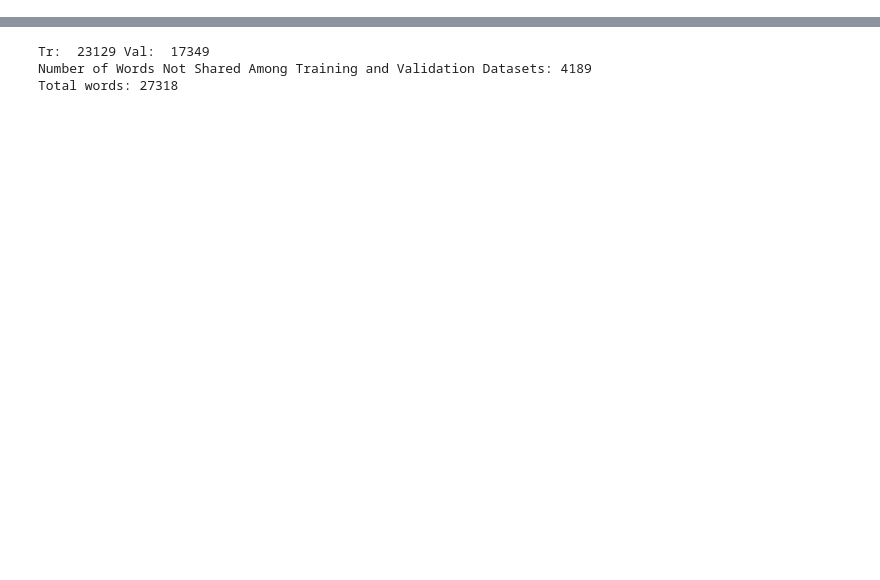
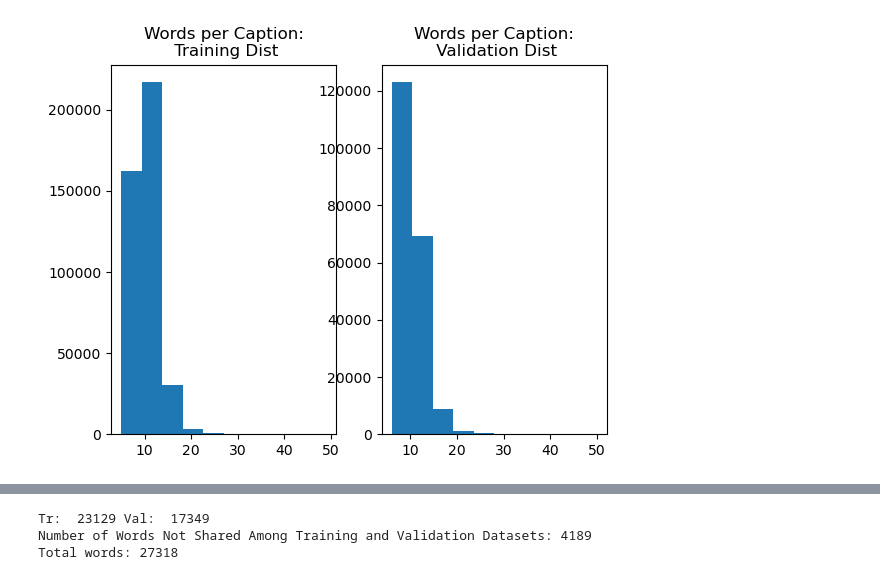
Before and after one commit to ramg93/Image-Captioning, a Jupyter notebook: data_exploration.ipynb, the cells around one changed output, grey strips where cells are left out. Saved outputs shown, nothing was run; the diff lists cells and outputs as text; code cells hidden in the pictures; blank space fills up the shorter version.

```diff
--- a/data_exploration.ipynb
+++ b/data_exploration.ipynb
@@ -22,0 +115,94 @@
+# %%
+# Explore folders within data/
+data = 'data/'
+folders = [''.join([data, folder]) for folder in os.listdir(data) if os.path.isdir(''.join([data, folder]))]
+for folder in folders:
+    files = os.listdir(folder)
+    print(f"\n The folder {folder} has {len(files)} files.")
+    print(f"\t With file extesions: {set([os.path.splitext(file)[1] for file in files])}")
+
+# Explore JSONs within annotations/
+annotations = ''.join([data, 'annotations/'])
+jsons = [''.join([annotations, js]) for js in os.listdir(annotations) if '.json' in js]
+
+for js in jsons:
+    with open(js, 'r') as rf:
+        d = json.load(rf)
+
+    print(f'\n For {js} file')
+    ks = ['images', 'annotations']
+    [print(f'\n\t{k} key has {len(d[k])} records, \n\t each with {d[k][0].keys()} attributes') for k in ks]
+
+# Assign JSONs for further ETL:
+with open('data/annotations/captions_train2014.json', 'r') as rf:
+    tr_data = json.load(rf)
+
+with open('data/annotations/captions_val2014.json', 'r') as rf:
+    v_data = json.load(rf)
+
+# Harness Pandas for each dataset
+tr_caps = pd.DataFrame(tr_data['annotations'])
+v_caps = pd.DataFrame(v_data['annotations'])
+
+tr_imgs = pd.DataFrame(tr_data['images'])
+v_imgs = pd.DataFrame(v_data['images'])
+
+# Assess number of captions per image
+print('\nAbout Training')
+captions = pd.DataFrame(tr_caps['image_id'].value_counts())['image_id'].value_counts()
+[print(f'\t{captions[i]} images have {i} captions') for i in captions.index]
+
+print('\nAbout Validation')
+captions = pd.DataFrame(v_caps['image_id'].value_counts())['image_id'].value_counts()
+[print(f'\t{captions[i]} images have {i} captions') for i in captions.index]
+
+# Exploreing Captions
+titles = [ 'Training', 'Validation']
+for i, caps in enumerate([tr_caps, v_caps]):
+    capExt = []# list to store all captions extensions: how many words p/ caption
+    corpus = ''# string to store every word in every caption
+    lc = caps['caption']
+
+    for cap in tqdm(lc):
+        capExt.append(len(cap.split()))
+        corpus += ' ' + cap.lower() + ' '# convert to lowercase to decrease data latency
+
+    corpus = re.split(r'\W+', corpus)# remove punctuation marks
+    corpus = Counter(corpus)
+
+    print(titles[i])
+    print(f'Unique Words: {len(corpus)}')
+    print(f'Max Number of Words in a Caption: {max(capExt)}')
+    print(f'Min Number of Words in a Caption: {min(capExt)}')
+    print(f'Average Number of Words in all captions: {np.mean(np.array(capExt))}')
+    plt.subplot(1, 2, i+1);
+    plt.hist(np.array(capExt));
+    plt.title(f'Words per Caption:\n {titles[i]} Dist')
+plt.show();
+
+
+#Images descriptive statistics and distributions
+for i, imgs in enumerate([tr_imgs, v_imgs]):
+    print('\n {} \n'.format(titles[i]), imgs.describe())
+
+    plt.subplot(2,2, 2*i+1);
+    plt.hist(imgs['height']);
+    plt.title(f'Height: {titles[i]}');
+    plt.subplot(2,2, 2*i+2);
+    plt.hist(imgs['width']);
+    plt.title(f'Width: {titles[i]}');
+plt.show();
+
+# ascertain file names are congruent with the databases.
+
+imgsTr = tr_imgs['file_name'].to_list()
+imgsV = v_imgs['file_name'].to_list()
+
+imgs_v = os.listdir('data/val2014/')
+imgs_tr = os.listdir('data/train2014/')
+
+print(f'Are the training images and annotations sets congruent? {set(imgsTr) == set(imgs_tr)}')
+print(f'Are the validation images and annotations sets congruent? {set(imgsV) == set(imgs_v)}')
+
+del imgsTr, imgsV, imgs_v, imgs_tr
+# %% [output]
@@ -22,0 +237 @@
+[figure, added]
```
Also changed, not shown: parts of 23 cells of this notebook, 5 other files.
